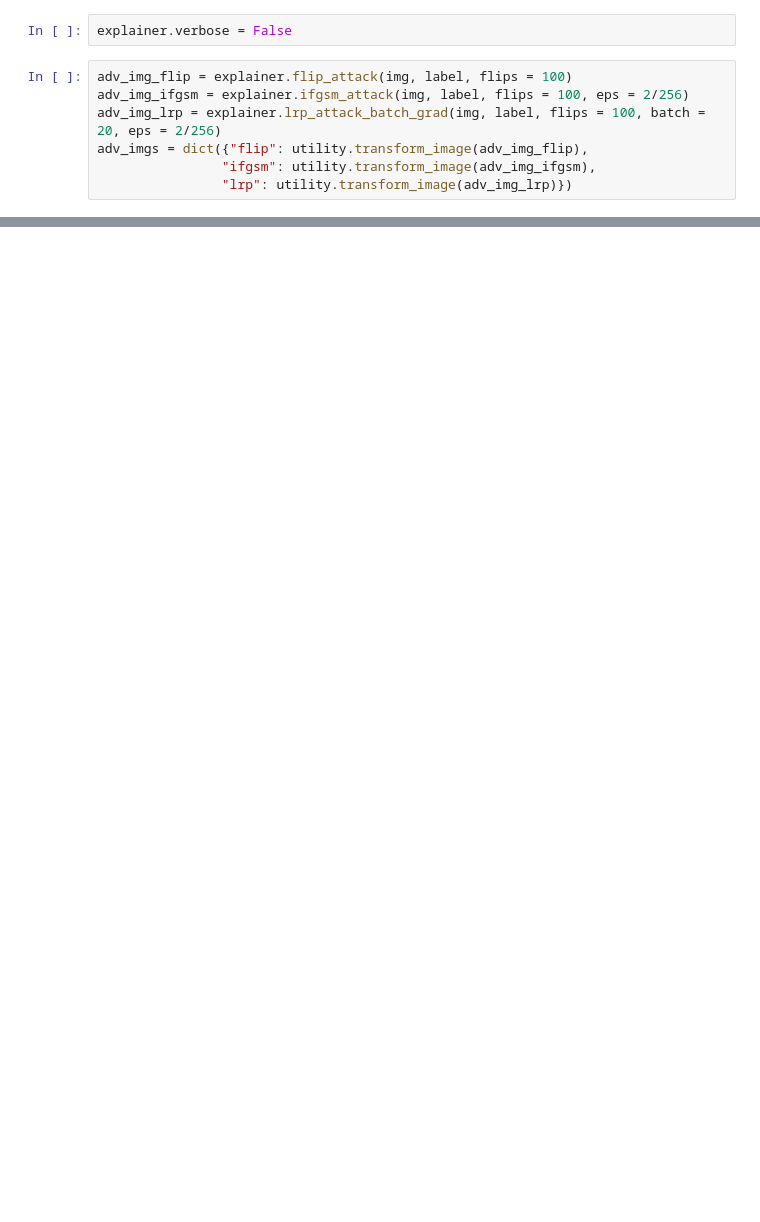
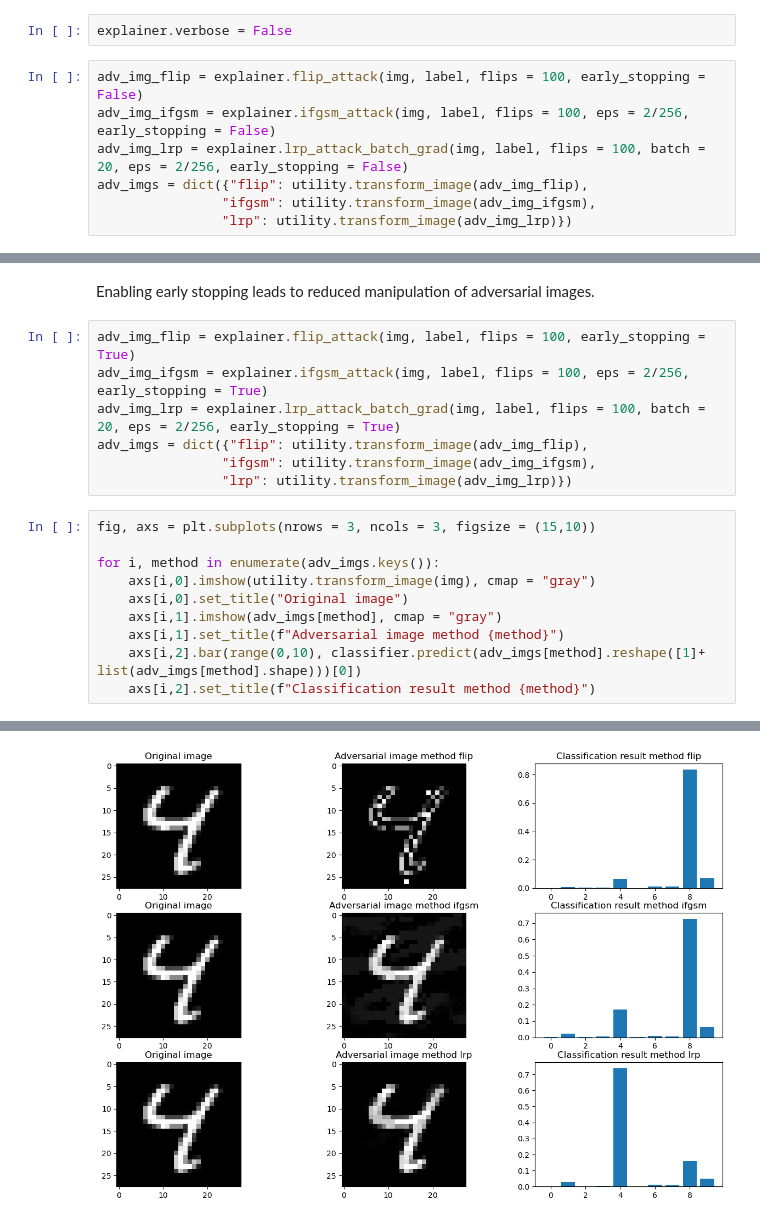
Before and after one commit to robisc/lrp-based-attacks, a Jupyter notebook: LRP-example-notebook.ipynb, the cells around one changed output, grey strips where cells are left out. Drawn from its saved outputs; the diff is of its cells as text; blank space fills up the shorter version.

```diff
--- a/LRP-example-notebook.ipynb
+++ b/LRP-example-notebook.ipynb
@@ -92,9 +94,9 @@ For the sake of this demonstration, we set verbose to False as to not get too ma
 # %%
 explainer.verbose = False
 # %%
-adv_img_flip = explainer.flip_attack(img, label, flips = 100)
-adv_img_ifgsm = explainer.ifgsm_attack(img, label, flips = 100, eps = 2/256)
-adv_img_lrp = explainer.lrp_attack_batch_grad(img, label, flips = 100, batch = 20, eps = 2/256)
+adv_img_flip = explainer.flip_attack(img, label, flips = 100, early_stopping = False)
+adv_img_ifgsm = explainer.ifgsm_attack(img, label, flips = 100, eps = 2/256, early_stopping = False)
+adv_img_lrp = explainer.lrp_attack_batch_grad(img, label, flips = 100, batch = 20, eps = 2/256, early_stopping = False)
 adv_imgs = dict({"flip": utility.transform_image(adv_img_flip),
                 "ifgsm": utility.transform_image(adv_img_ifgsm),
                 "lrp": utility.transform_image(adv_img_lrp)})
@@ -115 +117,21 @@ for i, method in enumerate(adv_imgs.keys()):
 [figure]
+# %% [markdown]
+Enabling early stopping leads to reduced manipulation of adversarial images.
+# %%
+adv_img_flip = explainer.flip_attack(img, label, flips = 100, early_stopping = True)
+adv_img_ifgsm = explainer.ifgsm_attack(img, label, flips = 100, eps = 2/256, early_stopping = True)
+adv_img_lrp = explainer.lrp_attack_batch_grad(img, label, flips = 100, batch = 20, eps = 2/256, early_stopping = True)
+adv_imgs = dict({"flip": utility.transform_image(adv_img_flip),
+                "ifgsm": utility.transform_image(adv_img_ifgsm),
+                "lrp": utility.transform_image(adv_img_lrp)})
+# %%
+fig, axs = plt.subplots(nrows = 3, ncols = 3, figsize = (15,10))
+
+for i, method in enumerate(adv_imgs.keys()):
+    axs[i,0].imshow(utility.transform_image(img), cmap = "gray")
+    axs[i,0].set_title("Original image")
+    axs[i,1].imshow(adv_imgs[method], cmap = "gray")
+    axs[i,1].set_title(f"Adversarial image method {method}")
+    axs[i,2].bar(range(0,10), classifier.predict(adv_imgs[method].reshape([1]+ list(adv_imgs[method].shape)))[0])
+    axs[i,2].set_title(f"Classification result method {method}")
+# %% [output]
@@ -115,0 +141 @@ for i, method in enumerate(adv_imgs.keys()):
+[figure, added]
```
Also changed, not shown: parts of 4 cells of this notebook, 1 other file.
